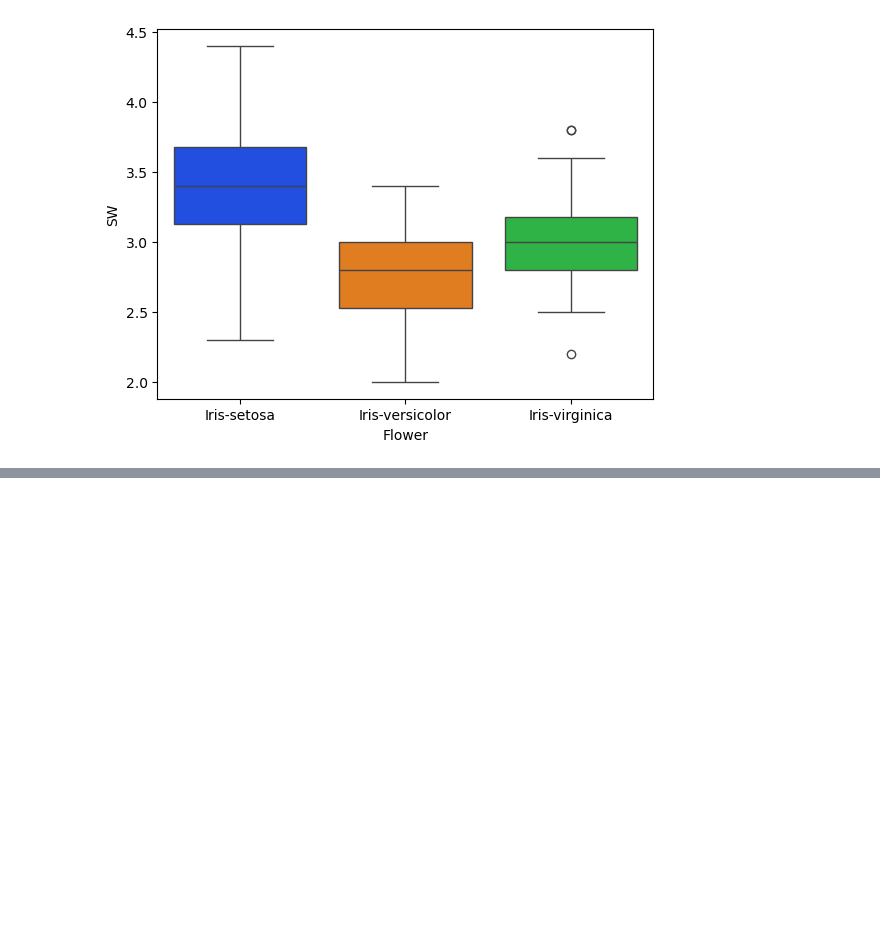
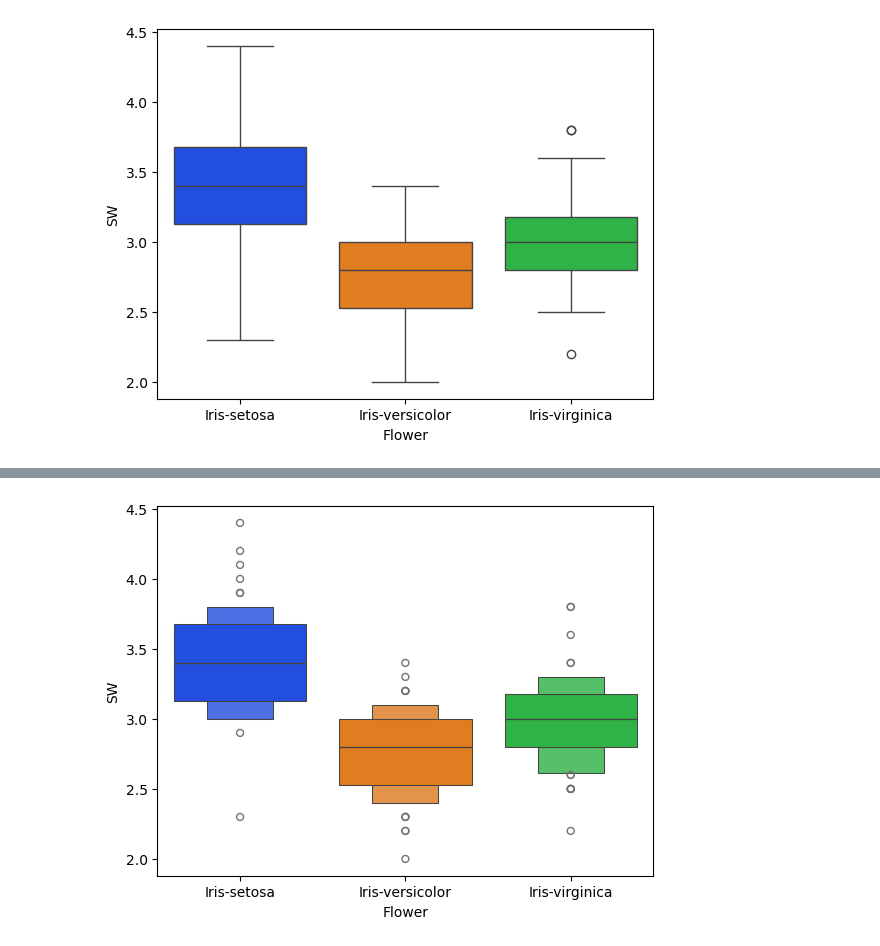
Before and after one commit to musharafaltaf/anacondaPractice, a Jupyter notebook: numpyexample.ipynb, the cells around one changed output, grey strips where cells are left out. Drawn from its saved outputs; the diff is of its cells as text; code cells hidden in the pictures; blank space fills up the shorter version.

```diff
--- a/numpyexample.ipynb
+++ b/numpyexample.ipynb
@@ -1561,0 +1567,5 @@ plt.show()
+# %%
+sns.boxenplot(x=iris.Flower,y=iris.SW,palette='bright')
+plt.show()
+# %% [output]
+[figure, added]
```
Also changed, not shown: parts of 7 cells of this notebook.
